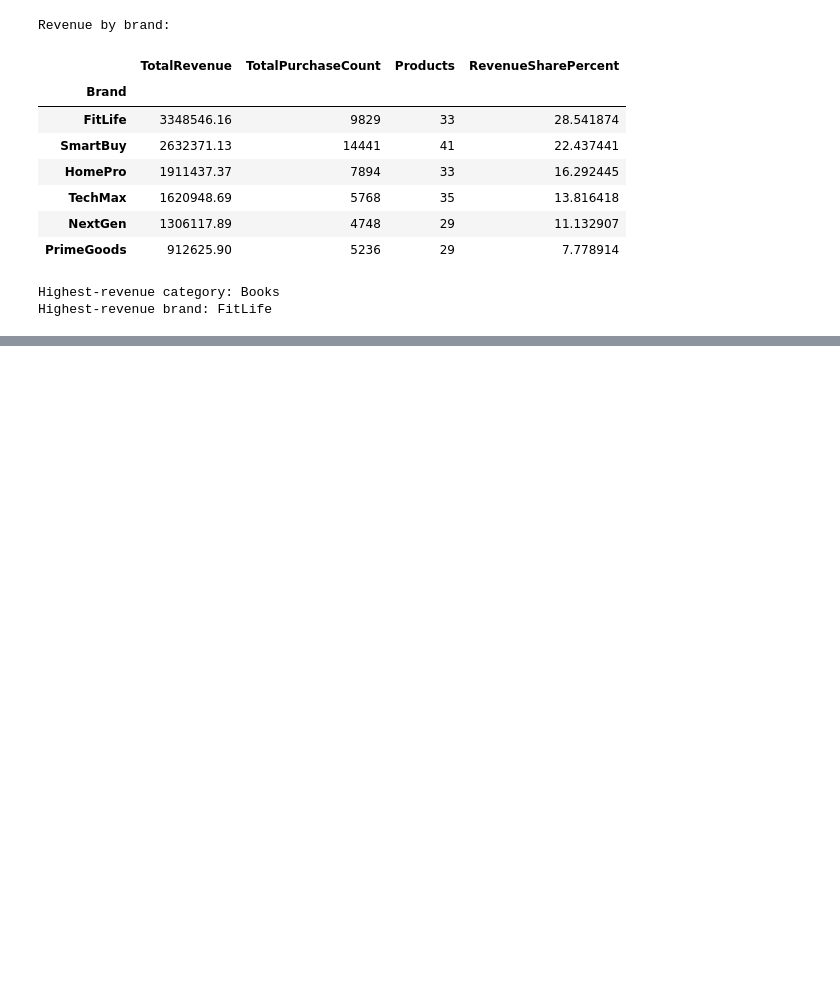
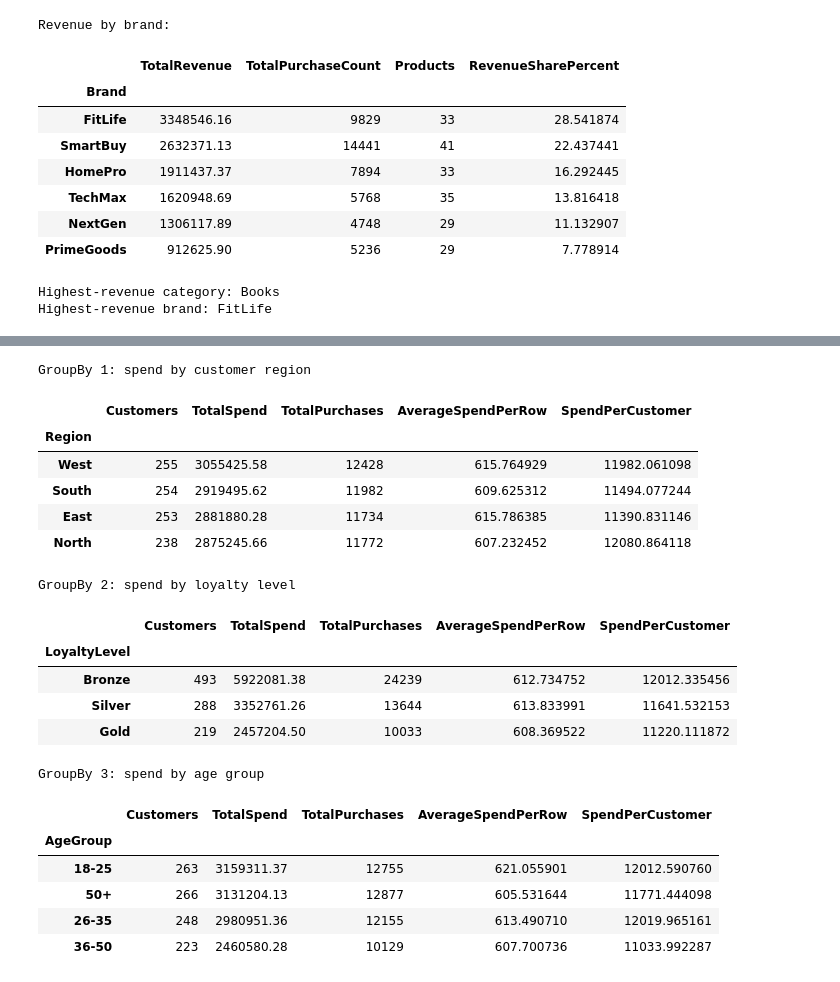
Before and after one commit to RyanMitchell8/Research-Analytics-Ca1, a Jupyter notebook: Ca1-folder/Task_2_Recommendation_System_Development.ipynb, the cells around one changed output, grey strips where cells are left out. Saved outputs shown, nothing was run; the diff lists cells and outputs as text; code cells hidden in the pictures; blank space fills up the shorter version.

```diff
--- a/Ca1-folder/Task_2_Recommendation_System_Development.ipynb
+++ b/Ca1-folder/Task_2_Recommendation_System_Development.ipynb
@@ -563,0 +572,49 @@ Highest-revenue brand: FitLife
+# %%
+# Compare spend and purchasing behaviour across customer segments.
+def summarise_segment(column):
+    summary = (
+        transactions_enriched.groupby(column)
+        .agg(
+            Customers=("CustomerID", "nunique"),
+            TotalSpend=("Spend", "sum"),
+            TotalPurchases=("PurchaseCount", "sum"),
+            AverageSpendPerRow=("Spend", "mean")
+        )
+        .sort_values("TotalSpend", ascending=False)
+    )
+    summary["SpendPerCustomer"] = summary["TotalSpend"] / summary["Customers"]
+    return summary
+
+spend_by_region = summarise_segment("Region")
+spend_by_loyalty = summarise_segment("LoyaltyLevel")
+spend_by_age_group = summarise_segment("AgeGroup")
+
+print("GroupBy 1: spend by customer region")
+display(spend_by_region)
+
+print("GroupBy 2: spend by loyalty level")
+display(spend_by_loyalty)
+
+print("GroupBy 3: spend by age group")
+display(spend_by_age_group)
+# %% [output]
+GroupBy 1: spend by customer region
+|  | Customers | TotalSpend | TotalPurchases | AverageSpendPerRow | SpendPerCustomer |
+| Region |  |  |  |  |  |
+| West | 255 | 3055425.58 | 12428 | 615.764929 | 11982.061098 |
+| South | 254 | 2919495.62 | 11982 | 609.625312 | 11494.077244 |
+| East | 253 | 2881880.28 | 11734 | 615.786385 | 11390.831146 |
+| North | 238 | 2875245.66 | 11772 | 607.232452 | 12080.864118 |
+GroupBy 2: spend by loyalty level
+|  | Customers | TotalSpend | TotalPurchases | AverageSpendPerRow | SpendPerCustomer |
+| LoyaltyLevel |  |  |  |  |  |
+| Bronze | 493 | 5922081.38 | 24239 | 612.734752 | 12012.335456 |
+| Silver | 288 | 3352761.26 | 13644 | 613.833991 | 11641.532153 |
+| Gold | 219 | 2457204.50 | 10033 | 608.369522 | 11220.111872 |
+GroupBy 3: spend by age group
+|  | Customers | TotalSpend | TotalPurchases | AverageSpendPerRow | SpendPerCustomer |
+| AgeGroup |  |  |  |  |  |
+| 18-25 | 263 | 3159311.37 | 12755 | 621.055901 | 12012.590760 |
+| 50+ | 266 | 3131204.13 | 12877 | 605.531644 | 11771.444098 |
+| 26-35 | 248 | 2980951.36 | 12155 | 613.490710 | 12019.965161 |
+| 36-50 | 223 | 2460580.28 | 10129 | 607.700736 | 11033.992287 |
```
Also changed, not shown: parts of 3 cells of this notebook.
